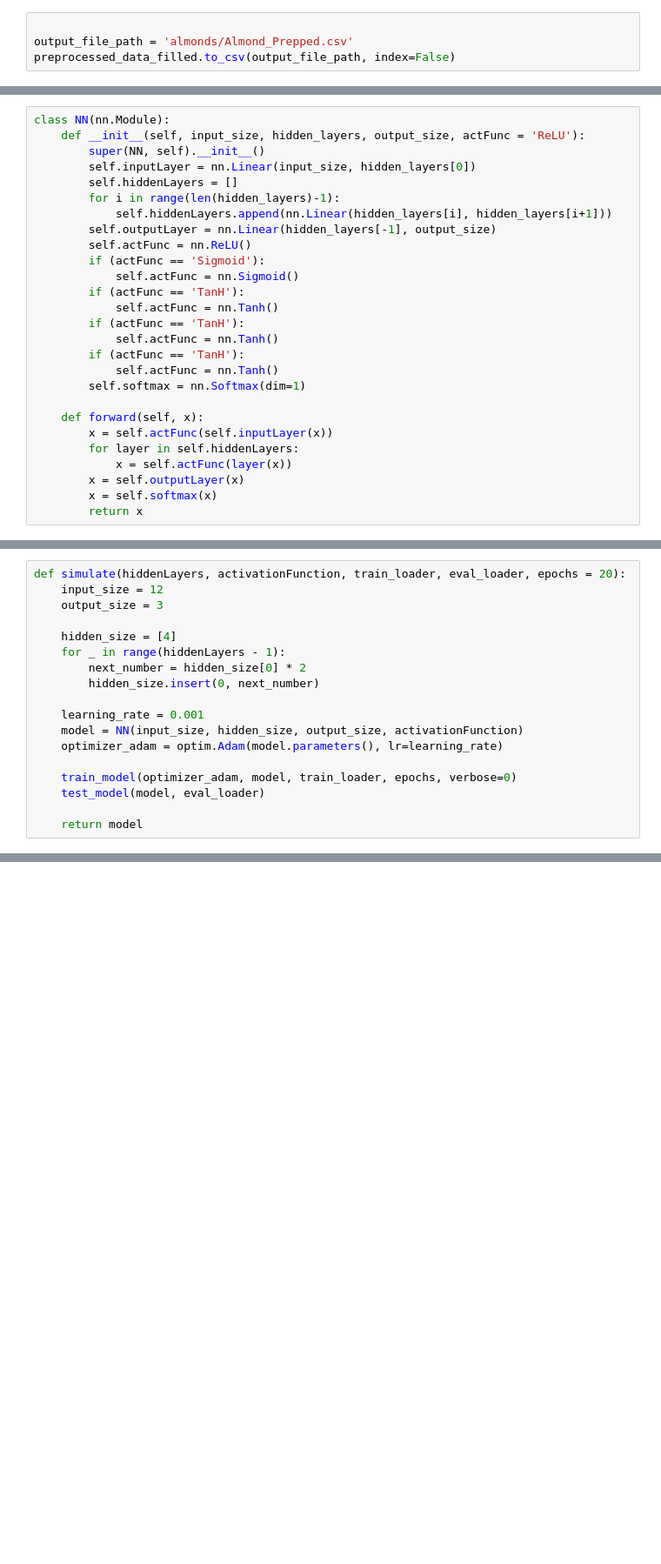
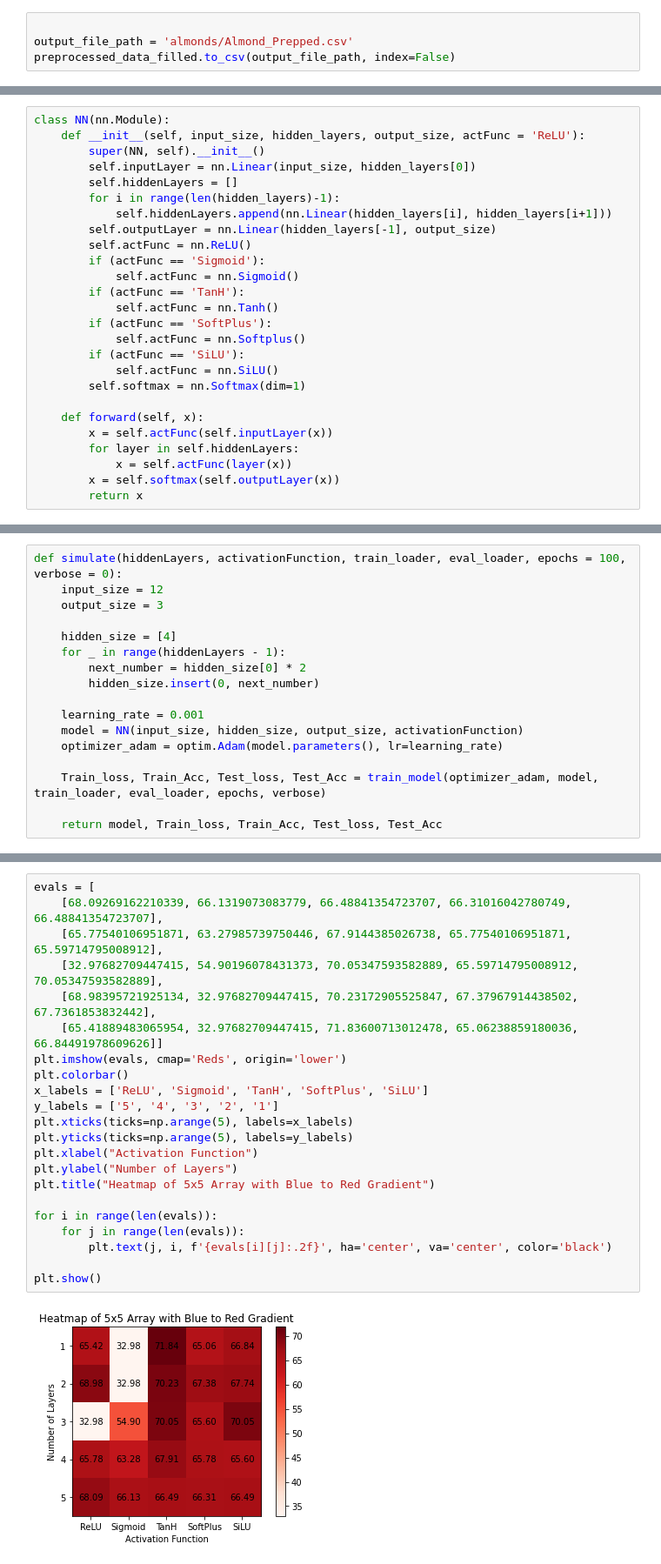
Before and after one commit to David-Roodt/COS771-A2, a Jupyter notebook: u19264047COS711Ass2.ipynb, the cells around one changed output, grey strips where cells are left out. Shown at 87% size. Drawn from its saved outputs; the diff is of its cells as text; blank space fills up the shorter version.

```diff
--- a/u19264047COS711Ass2.ipynb
+++ b/u19264047COS711Ass2.ipynb
@@ -75,18 +112,17 @@ class NN(nn.Module):
             self.actFunc = nn.Sigmoid()
         if (actFunc == 'TanH'):
             self.actFunc = nn.Tanh()
-        if (actFunc == 'TanH'):
-            self.actFunc = nn.Tanh()
-        if (actFunc == 'TanH'):
-            self.actFunc = nn.Tanh()
+        if (actFunc == 'SoftPlus'):
+            self.actFunc = nn.Softplus()
+        if (actFunc == 'SiLU'):
+            self.actFunc = nn.SiLU()
         self.softmax = nn.Softmax(dim=1)
 
     def forward(self, x):
         x = self.actFunc(self.inputLayer(x))
         for layer in self.hiddenLayers:
             x = self.actFunc(layer(x))
-        x = self.outputLayer(x)
-        x = self.softmax(x)
+        x = self.softmax(self.outputLayer(x))
         return x
 # %%
 
@@ -121,5 +183,5 @@ def test_model(model, loader):
 # %%
-def simulate(hiddenLayers, activationFunction, train_loader, eval_loader, epochs = 20):
+def simulate(hiddenLayers, activationFunction, train_loader, eval_loader, epochs = 100, verbose = 0):
     input_size = 12
     output_size = 3
 
@@ -132,7 +194,6 @@ def simulate(hiddenLayers, activationFunction, train_loader, eval_loader, epochs
     model = NN(input_size, hidden_size, output_size, activationFunction)
     optimizer_adam = optim.Adam(model.parameters(), lr=learning_rate)
 
-    train_model(optimizer_adam, model, train_loader, epochs, verbose=0)
-    test_model(model, eval_loader)
+    Train_loss, Train_Acc, Test_loss, Test_Acc = train_model(optimizer_adam, model, train_loader, eval_loader, epochs, verbose)
 
-    return model
+    return model, Train_loss, Train_Acc, Test_loss, Test_Acc
@@ -138,0 +351,24 @@ def simulate(hiddenLayers, activationFunction, train_loader, eval_loader, epochs
+# %%
+evals = [
+    [68.09269162210339, 66.1319073083779, 66.48841354723707, 66.31016042780749, 66.48841354723707],
+    [65.77540106951871, 63.27985739750446, 67.9144385026738, 65.77540106951871, 65.59714795008912],
+    [32.97682709447415, 54.90196078431373, 70.05347593582889, 65.59714795008912, 70.05347593582889],
+    [68.98395721925134, 32.97682709447415, 70.23172905525847, 67.37967914438502, 67.7361853832442],
+    [65.41889483065954, 32.97682709447415, 71.83600713012478, 65.06238859180036, 66.84491978609626]]
+plt.imshow(evals, cmap='Reds', origin='lower')
+plt.colorbar()
+x_labels = ['ReLU', 'Sigmoid', 'TanH', 'SoftPlus', 'SiLU']
+y_labels = ['5', '4', '3', '2', '1']
+plt.xticks(ticks=np.arange(5), labels=x_labels)
+plt.yticks(ticks=np.arange(5), labels=y_labels)
+plt.xlabel("Activation Function")
+plt.ylabel("Number of Layers")
+plt.title("Heatmap of 5x5 Array with Blue to Red Gradient")
+
+for i in range(len(evals)):
+    for j in range(len(evals)):
+        plt.text(j, i, f'{evals[i][j]:.2f}', ha='center', va='center', color='black')
+
+plt.show()
+# %% [output]
+[figure, added]
```
Also changed, not shown: parts of 5 cells of this notebook.
